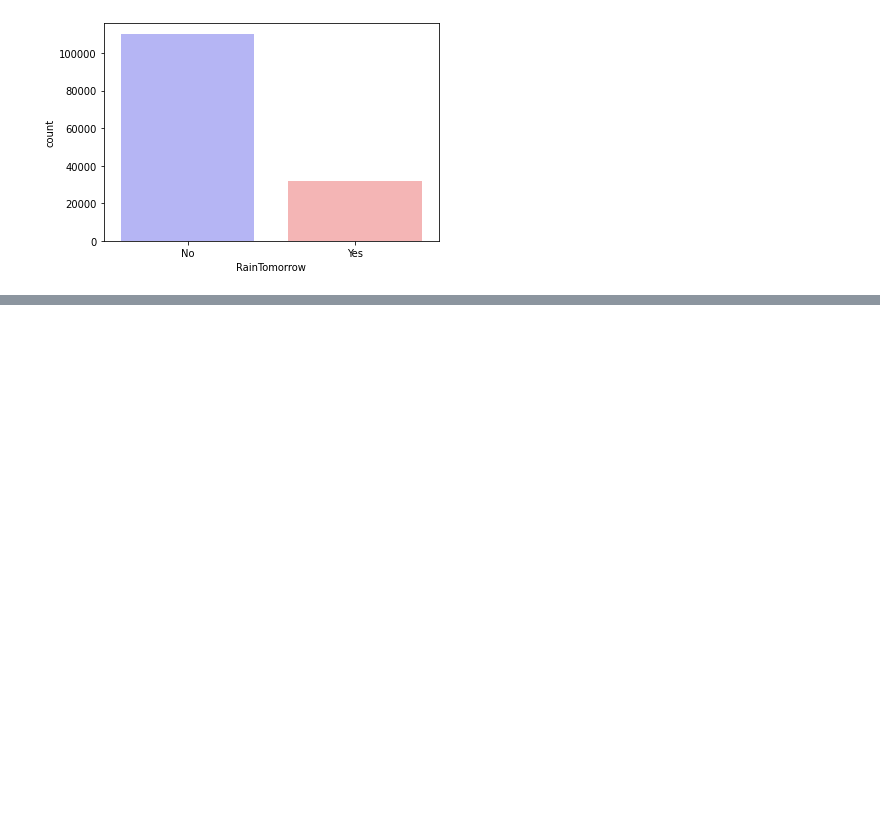
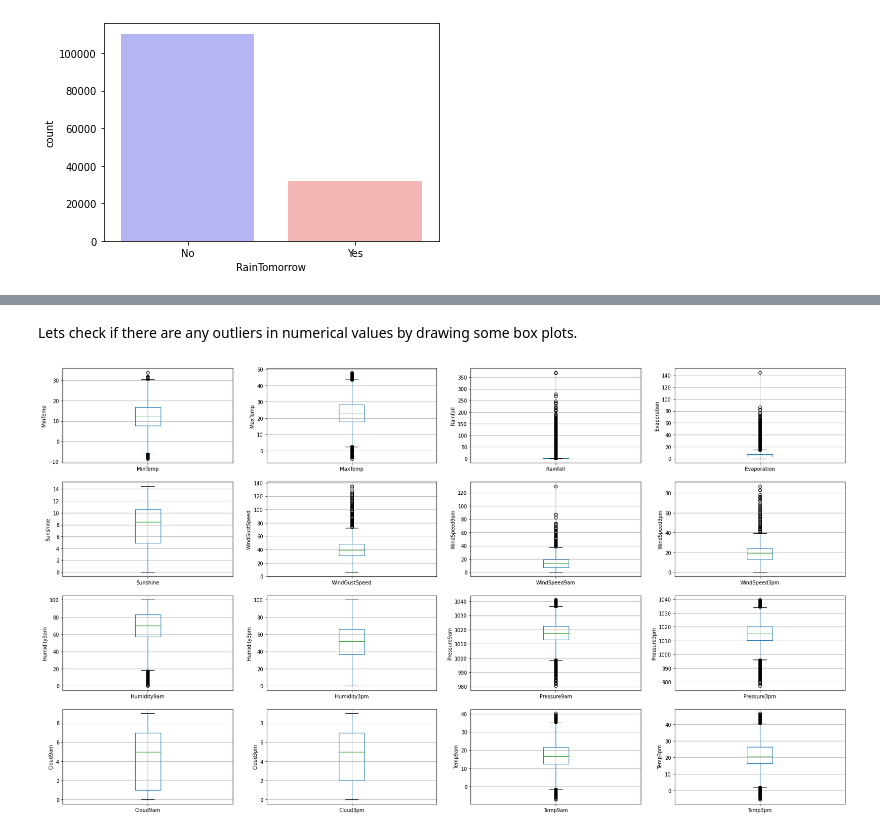
Before and after one commit to medzz123/intro-ai-coursework, a Jupyter notebook: coursework.ipynb, the cells around one changed output, grey strips where cells are left out. Saved outputs shown, nothing was run; the diff lists cells and outputs as text; code cells hidden in the pictures; blank space fills up the shorter version.

Commit message:
repshaping data , filling missing values etc

```diff
--- a/coursework.ipynb
+++ b/coursework.ipynb
@@ -30,0 +67,8 @@ Index(['Date', 'Location', 'MinTemp', 'MaxTemp', 'Rainfall', 'Evaporation',
+# %%
+target = 'RainTomorrow'
+
+df = df.drop(columns=['Location'],axis=1)
+
+df = df[df[target].notna()]
+
+df.head()
@@ -111,0 +111,4 @@ plt.show()
+# %%
+categorical = [name for name in df.columns if df[name].dtype=='O']
+
+df[categorical].head()
@@ -111,0 +136,6 @@ plt.show()
+# %%
+contains_null = [col for col in categorical if df[col].isnull().sum()!=0]
+
+for col in contains_null:
+  most_common = df[col].mode()
+  df[col].fillna(most_common[0], inplace=True)
@@ -111,0 +152,4 @@ plt.show()
+# %%
+numerical = [name for name in df.columns if df[name].dtype!='O']
+
+df[numerical].head()
@@ -111,0 +199,12 @@ plt.show()
+# %% [markdown]
+Lets check if there are any outliers in numerical values by drawing some box plots.
+# %%
+plt.figure(figsize=(28,16))
+
+for index, value in enumerate(numerical):
+  n = index + 1
+  plt.subplot(4, 4, n)
+  fig = df.boxplot(column=value)
+  fig.set_ylabel(value)
+# %% [output]
+[figure, added]
```
Also changed, not shown: parts of 45 cells of this notebook.
